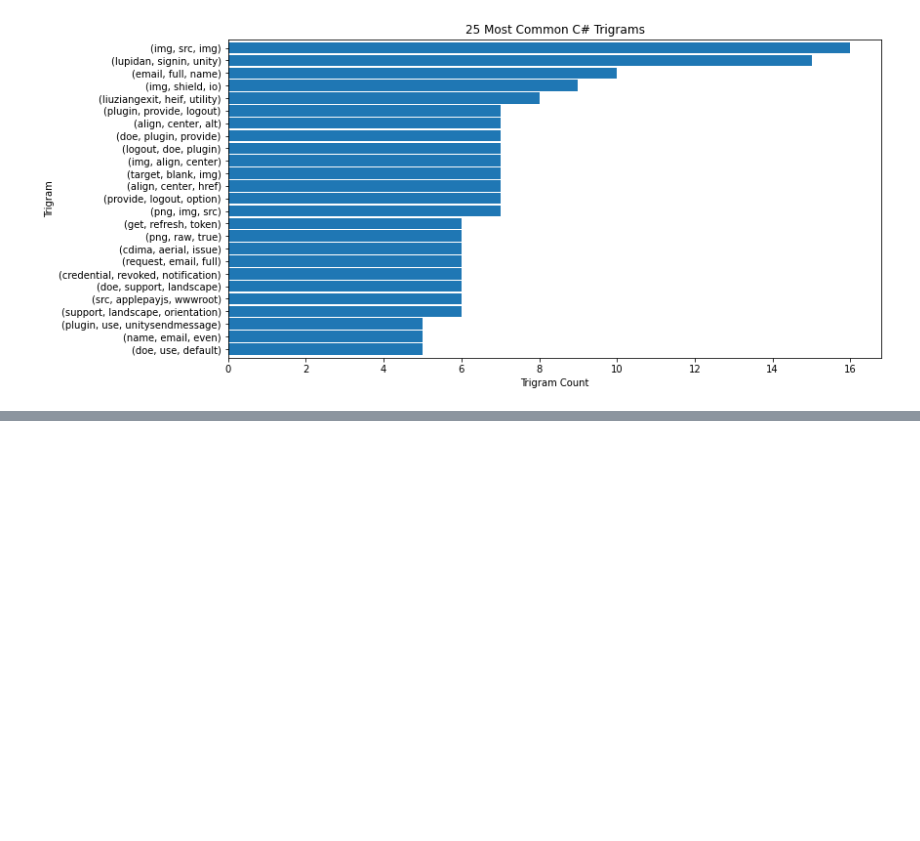
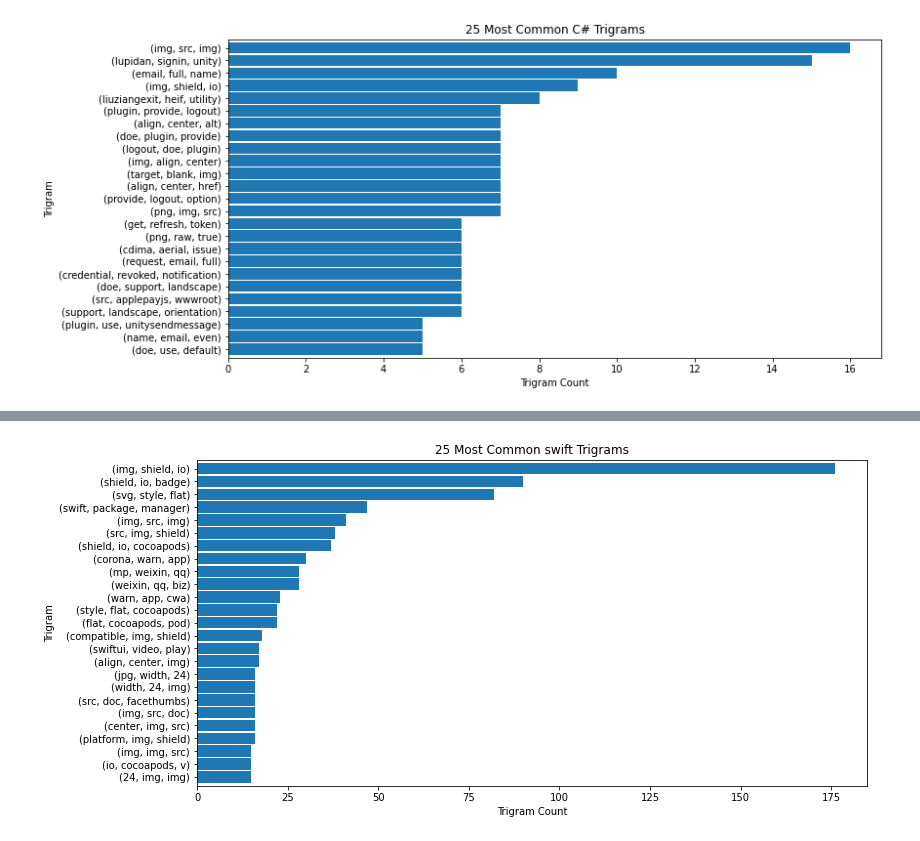
Before and after one commit to bowen-brock/Github-repo-project, a Jupyter notebook: Deangelo Scratch/deangelo_explore.ipynb, the cells around one changed output, grey strips where cells are left out. Drawn from its saved outputs; the diff is of its cells as text; code cells hidden in the pictures; blank space fills up the shorter version.

```diff
--- a/Deangelo Scratch/deangelo_explore.ipynb
+++ b/Deangelo Scratch/deangelo_explore.ipynb
@@ -518,0 +567,22 @@ plt.show()
+# %%
+a, b, c, d, e = top_5_languages()
+# %%
+def create_trigram(df):
+    words = ' '.join(df.lemmatized)
+    trigrams = pd.Series(nltk.ngrams(words.split(),3))
+    top_25_trigrams = trigrams.value_counts().head(25).sort_values(ascending=False)
+    return top_25_trigrams
+# %%
+a_top_25= create_trigram(a)
+# %%
+def get_graph(top_25_trigram, string):
+    # Visualize the top 20 spam bigrams
+    top_25_trigram.sort_values().plot.barh(width = .9, figsize = (12,6))
+    plt.xlabel('Trigram Count')
+    plt.ylabel('Trigram')
+    plt.title(f'25 Most Common {string} Trigrams')
+    plt.show()
+# %%
+get_graph(a_top_25, 'swift')
+# %% [output]
+[figure, added]
```
Also changed, not shown: parts of 29 cells of this notebook, 2 other files.
